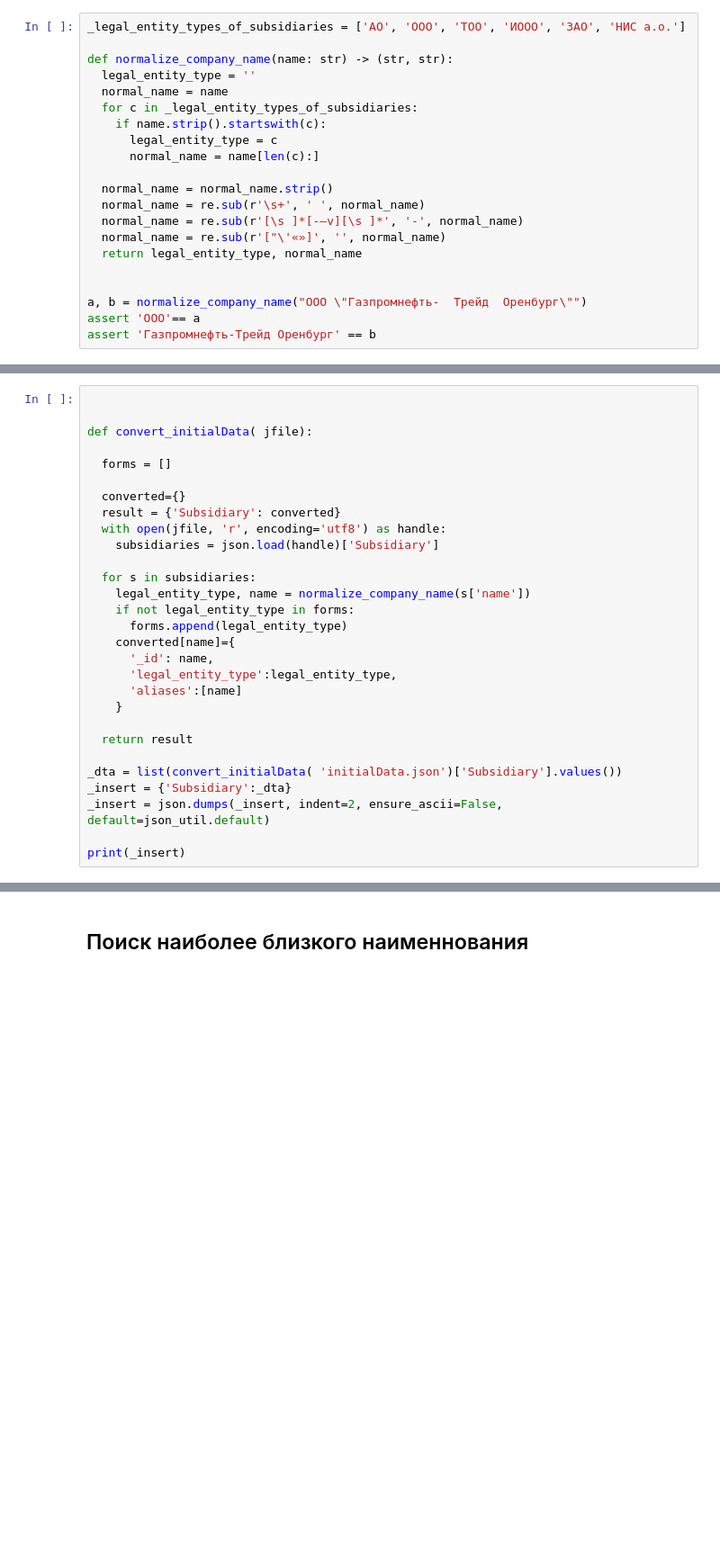
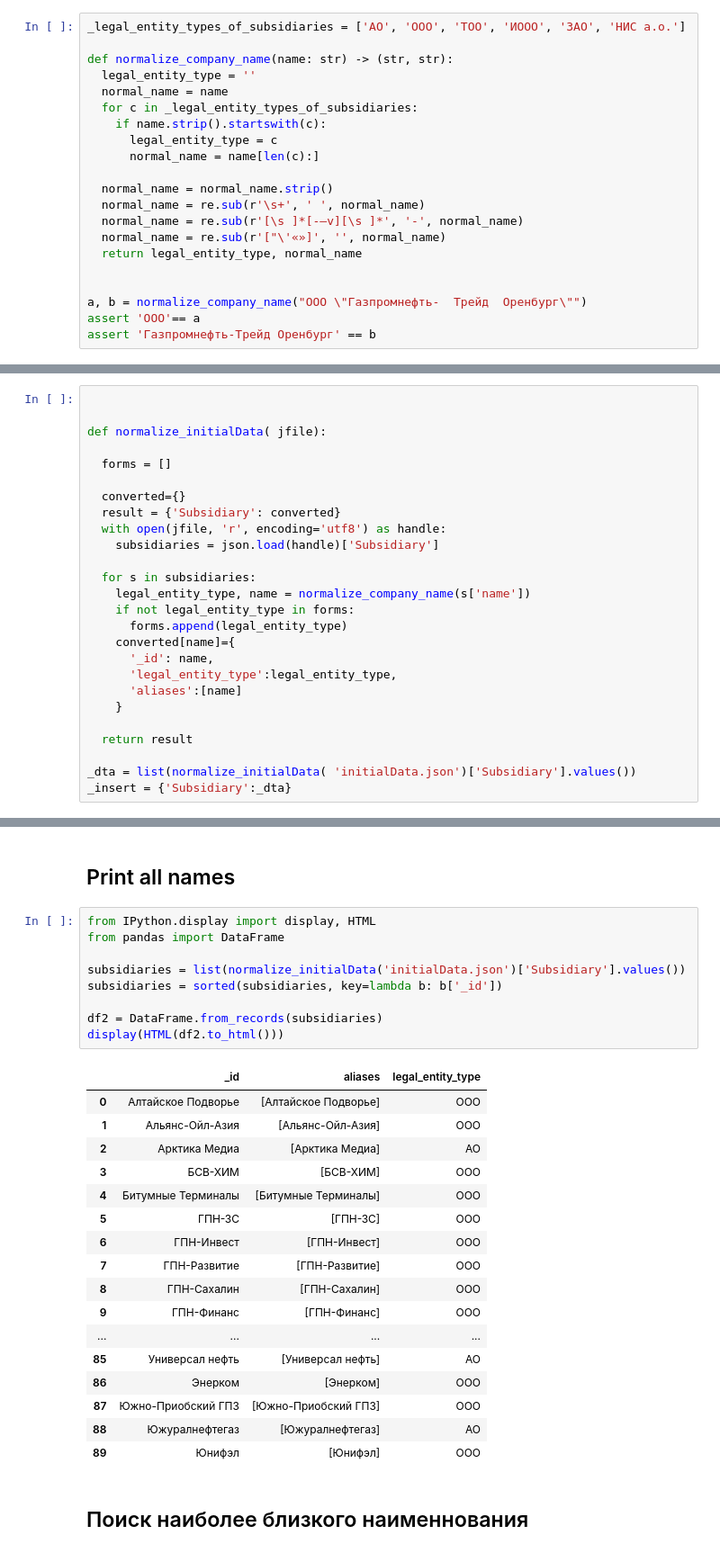
Before and after one commit to nemoware/analyser, a Jupyter notebook: notebooks/dev_GPN_subsidiaries_names.ipynb, the cells around one changed output, grey strips where cells are left out. Shown at 90% size. Saved outputs shown, nothing was run; the diff lists cells and outputs as text; blank space fills up the shorter version.

```diff
--- a/notebooks/dev_GPN_subsidiaries_names.ipynb
+++ b/notebooks/dev_GPN_subsidiaries_names.ipynb
@@ -46,7 +48,7 @@ initialData.json    100%[===================>]   7.77K  --.-KB/s    in 0s
 # %%
 
 
-def convert_initialData( jfile):
+def normalize_initialData( jfile):
 
   forms = []
 
@@ -67,8 +69,5 @@ def convert_initialData( jfile):
 
   return result
 
-_dta = list(convert_initialData( 'initialData.json')['Subsidiary'].values())
+_dta = list(normalize_initialData( 'initialData.json')['Subsidiary'].values())
 _insert = {'Subsidiary':_dta}
-_insert = json.dumps(_insert, indent=2, ensure_ascii=False, default=json_util.default)
-
-print(_insert)
@@ -114,3 +97,32 @@ for company in convert_initialData('initialData.json')['Subsidiary'].values():
+# %% [markdown]
+## Print all names
+# %%
+from IPython.display import display, HTML
+from pandas import DataFrame
+
+subsidiaries = list(normalize_initialData('initialData.json')['Subsidiary'].values())
+subsidiaries = sorted(subsidiaries, key=lambda b: b['_id'])
+
+df2 = DataFrame.from_records(subsidiaries)
+display(HTML(df2.to_html()))
+# %% [output]
+|  | _id | aliases | legal_entity_type |
+| 0 | Алтайское Подворье | [Алтайское Подворье] | ООО |
+| 1 | Альянс-Ойл-Азия | [Альянс-Ойл-Азия] | ООО |
+| 2 | Арктика Медиа | [Арктика Медиа] | АО |
+| 3 | БСВ-ХИМ | [БСВ-ХИМ] | ООО |
+| 4 | Битумные Терминалы | [Битумные Терминалы] | ООО |
+| 5 | ГПН-ЗС | [ГПН-ЗС] | ООО |
+| 6 | ГПН-Инвест | [ГПН-Инвест] | ООО |
+| 7 | ГПН-Развитие | [ГПН-Развитие] | ООО |
+| 8 | ГПН-Сахалин | [ГПН-Сахалин] | ООО |
+| 9 | ГПН-Финанс | [ГПН-Финанс] | ООО |
+| ... | ... | ... | ... |
+| 85 | Универсал нефть | [Универсал нефть] | АО |
+| 86 | Энерком | [Энерком] | ООО |
+| 87 | Южно-Приобский ГПЗ | [Южно-Приобский ГПЗ] | ООО |
+| 88 | Южуралнефтегаз | [Южуралнефтегаз] | АО |
+| 89 | Юнифэл | [Юнифэл] | ООО |
 # %% [markdown]
 ## Поиск наиболее близкого наименнования
 # %%
```
Also changed, not shown: parts of 8 cells of this notebook.
